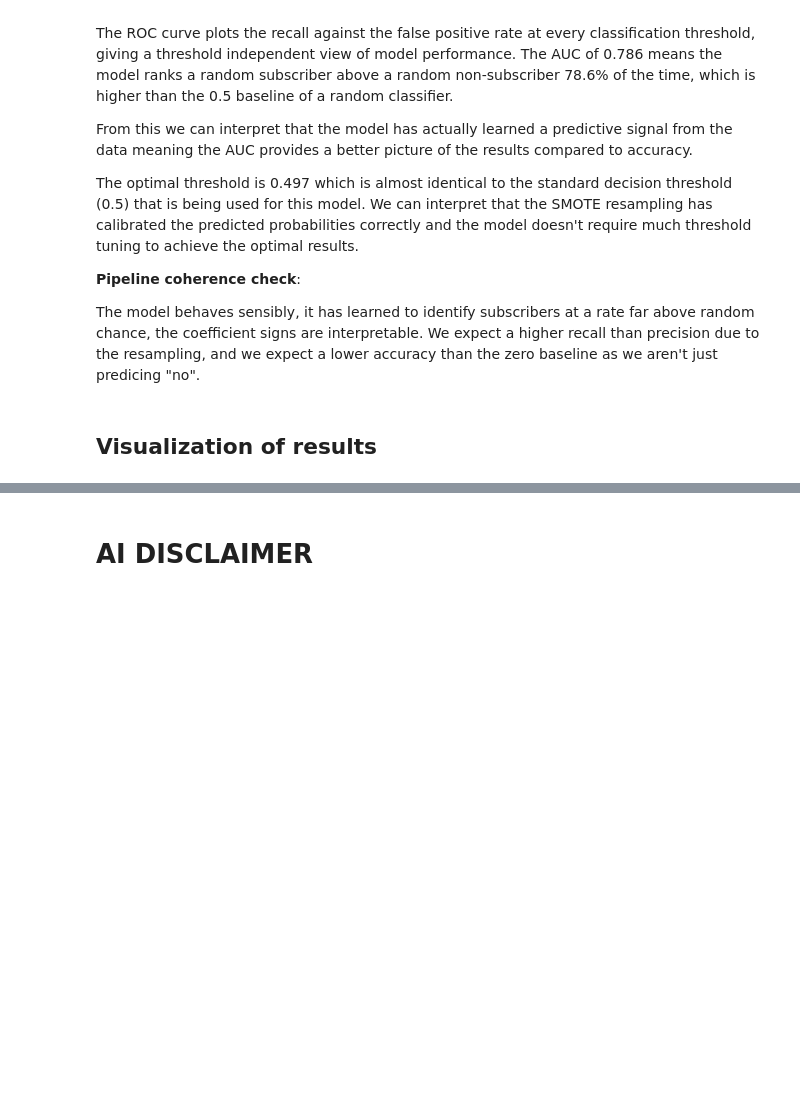
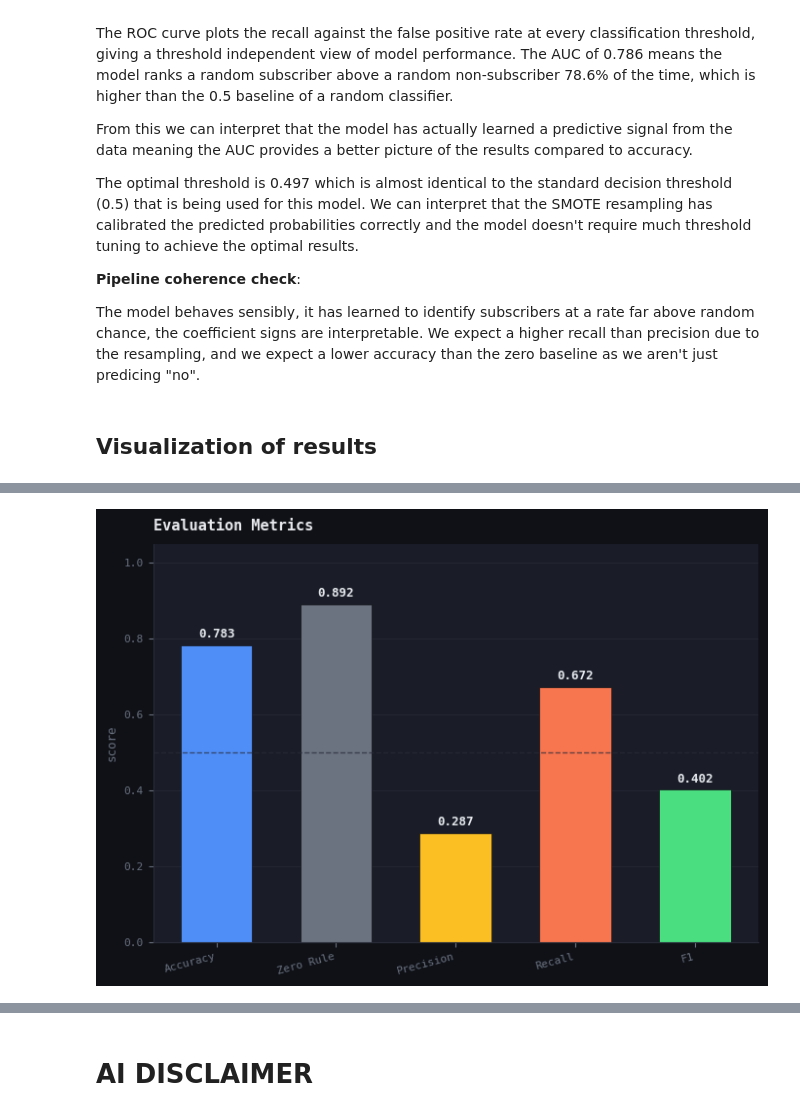
Before and after one commit to nicolas-gls/ML-fundamentals-2026, a Jupyter notebook: assignment_1_<nicolas_grass>.ipynb, the cells around one changed output, grey strips where cells are left out. Drawn from its saved outputs; the diff is of its cells as text; code cells hidden in the pictures; blank space fills up the shorter version.

```diff
--- a/assignment_1_<nicolas_grass>.ipynb
+++ b/assignment_1_<nicolas_grass>.ipynb
@@ -1554,0 +1481,24 @@ plt.show()
+# %%
+fig, ax2 = plt.subplots(figsize=(7, 5), facecolor=BG)
+ax2.set_facecolor(PANEL)
+
+metrics_dict = {"Accuracy": acc, "Zero Rule": zero_rule,
+                "Precision": prec, "Recall": rec, "F1": f1}
+bar_colors = [ACCENT1, MUTED, YELLOW, ACCENT2, GREEN]
+bars = ax2.bar(metrics_dict.keys(), metrics_dict.values(),
+               color=bar_colors, edgecolor=BG, linewidth=0.5, width=0.6)
+ax2.axhline(0.5, color=GRID, lw=1, ls="--", alpha=0.7)
+ax2.set_ylim(0, 1.05)
+for bar, val in zip(bars, metrics_dict.values()):
+    ax2.text(bar.get_x() + bar.get_width()/2, val + 0.02,
+             f"{val:.3f}", ha="center", fontsize=9, fontweight="bold", color=TEXT)
+
+style_ax(ax2, "Evaluation Metrics", "", "score")
+ax2.set_xticks(range(len(metrics_dict)))
+ax2.set_xticklabels(metrics_dict.keys(), rotation=15, ha="right", fontsize=8)
+ax2.yaxis.grid(True); ax2.set_axisbelow(True)
+
+plt.tight_layout()
+plt.show()
+# %% [output]
+[figure, added]
```
Also changed, not shown: parts of 45 cells of this notebook.
